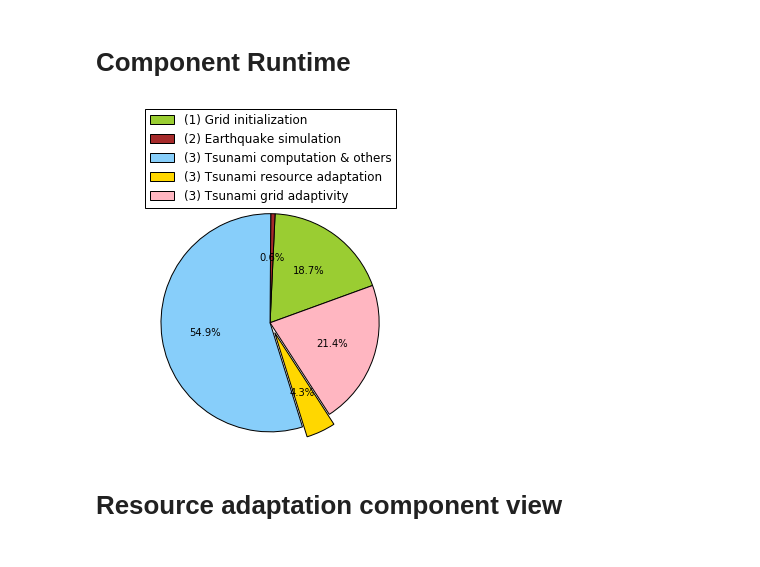
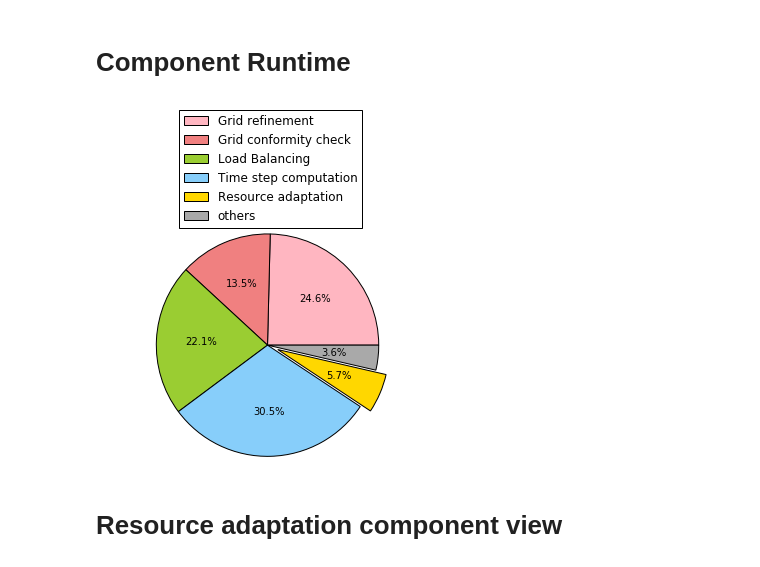
Before and after one commit to hellenbr/iSamoa, a Jupyter notebook: scripts/paper_cf17/Runtime_1.ipynb, the cells around one changed output. Cells and saved outputs as stored; diff of their text form; code cells hidden in the pictures.

```diff
--- a/scripts/paper_cf17/Runtime_1.ipynb
+++ b/scripts/paper_cf17/Runtime_1.ipynb
@@ -231,34 +267,37 @@ fig.savefig(path+"/ranks_vs_time.pdf",bbox_inches="tight")
 # %% [markdown]
 # Component Runtime
 # %%
-# ps_init_time = 0.0
-# ps_eq_time = 0.0
-# ps_tsu_comp_time = 0.0
-# ps_tsu_adap_time = 0.0
-# ps_total_time = 0.0
-ps_tsu_compother_time = ps_total_time - ps_init_time - ps_eq_time - ps_tsu_adap_time - impi_total
+# t_phase = 0.0
+# t_timesteps = 0.0
+# t_adaptions = 0.0
+# t_conformity = 0.0
+# t_lb = 0.0
+# t_others = 0.0
+
+t_others = t_phase - t_timesteps - t_adaptions - t_conformity - t_lb - impi_total
 
 data = np.array([
-    ["(1) Grid initialization", "yellowgreen", ps_init_time, 0],\
-    ["(2) Earthquake simulation", "brown", ps_eq_time, 0],\
-    ["(3) Tsunami computation & others", "lightskyblue", ps_tsu_compother_time, 0],\
-    ["(3) Tsunami resource adaptation", "gold", impi_total, 0.1],\
-    ["(3) Tsunami grid adaptivity", "lightpink", ps_tsu_adap_time, 0]
+    ["Grid refinement", "lightpink", t_adaptions, 0], \
+    ["Grid conformity check", "lightcoral", t_conformity, 0], \
+    ["Load Balancing", "yellowgreen", t_lb, 0],\
+    ["Time step computation", "lightskyblue", t_timesteps, 0],\
+    ["Resource adaptation", "gold", impi_total, 0.1],\
+    ["others", "darkgrey", t_others, 0]
 ])
 labels = data[:,0].tolist()
 colors = data[:,1].tolist()
 sizes = [float(i) for i in (data[:,2]).tolist()]
 explode = [float(i) for i in (data[:,3]).tolist()]
 
 fig = plt.figure()
 ax = fig.gca()
 patches, texts, autotexts = ax.pie(sizes, explode=explode, colors=colors, autopct='%1.1f%%', \
-        shadow=False, startangle=20)
+        shadow=False, startangle=0)
 ax.axis('equal')
 lgd = ax.legend(patches, labels, loc="lower center", bbox_to_anchor=(0.5, 1))
 fig.savefig(path + "/pine_components.pdf", bbox_extra_artists=(lgd,), bbox_inches='tight')
 # %% [output]
-[figure, old version]
+[figure, new version]
 # %% [markdown]
 # Resource adaptation component view
 # %%
```
Also changed, not shown: parts of 1 cell of this notebook, 1 other file.
